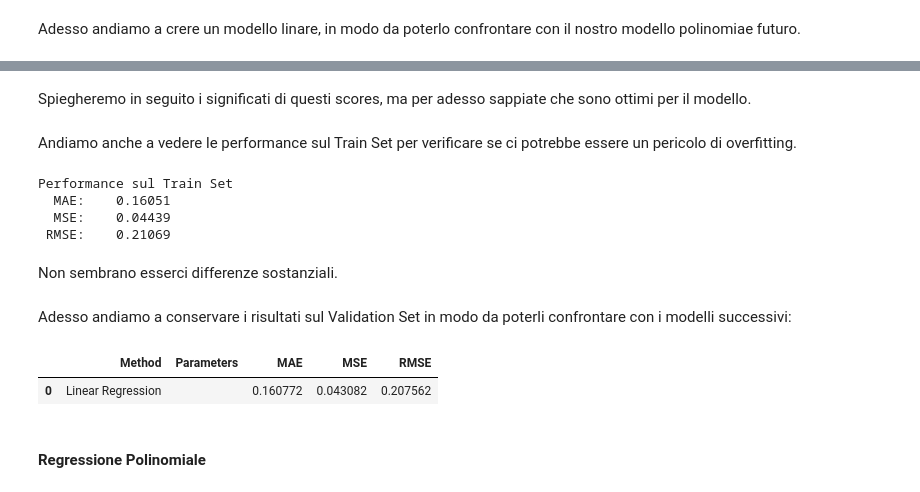
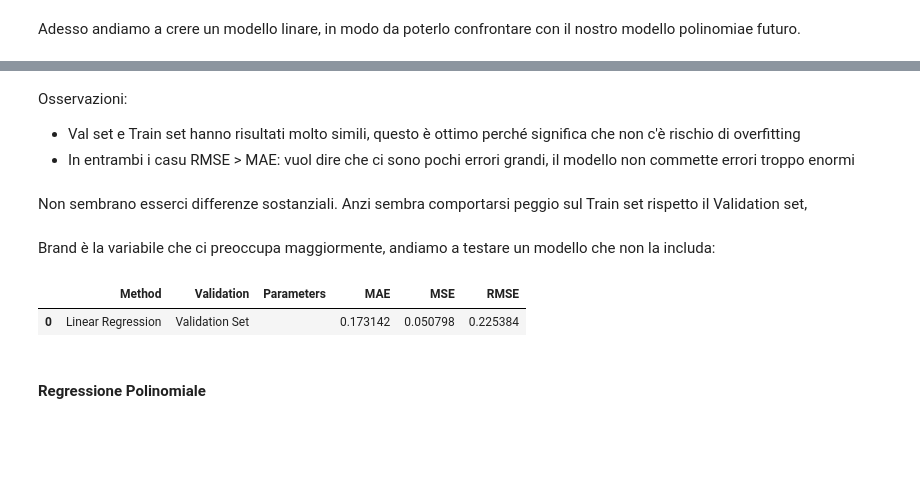
Before and after one commit to fragreco04/progetto-fad-2526, a Jupyter notebook: notebooks/drafts/part-2-3/ciccio_bella_copia.ipynb, the cells around one changed output, grey strips where cells are left out. Cells and saved outputs as stored; diff of their text form; code cells hidden in the pictures; blank space fills up the shorter version.

```diff
--- a/notebooks/drafts/part-2-3/ciccio_bella_copia.ipynb
+++ b/notebooks/drafts/part-2-3/ciccio_bella_copia.ipynb
@@ -314,7 +339,7 @@ Con queste modifiche abbiamo perso molto della nostra possibilità di comprender
 # %%
 # 1. Setup del dataset e variabili
 y = df['Price']
-vars_to_use = ['Age', 'Engine', 'Power', 'Fuel_Type', 'Transmission', 'Owner_Type', 'Kilometers_Driven', 'Mileage', 'Brand']
+vars_to_use = ['Age', 'Engine', 'Power', 'Fuel_Type', 'Transmission', 'Owner_Type', 'Kilometers_Driven', 'Mileage', 'Brand_Category']
 X = df[vars_to_use].copy()
 
 # 2. Trasformazione logaritmica (Si può fare prima dello split perché è puntuale)
@@ -323,20 +348,16 @@ X['Engine'] = np.log1p(X['Engine'])
 X['Power'] = np.log1p(X['Power'])
 
 # 3. Otteniamo le variabili dummies (Su tutto X per garantire coerenza di colonne)
-X = pd.get_dummies(X, columns=['Fuel_Type', 'Transmission', 'Owner_Type', 'Brand'], drop_first=True, dtype=int)
+X = pd.get_dummies(X, columns=['Fuel_Type', 'Transmission', 'Owner_Type', 'Brand_Category'], drop_first=True, dtype=int)
 # %%
 from sklearn.model_selection import train_test_split
 
-# 4. Data Splitting
-val_prop = 0.2
-test_prop = 0.2
-
 # Primo split: TrainVal e Test
-X_trainval, X_test, y_trainval, y_test = train_test_split(X, y, test_size=test_prop, random_state=42)
+X_trainval, X_test, y_trainval, y_test = train_test_split(X, y, test_size=0.20, random_state=42)
 
 # Secondo split: Train e Validation
 # Nota: per mantenere le proporzioni corrette (0.6, 0.2, 0.2), qui usiamo 0.25 su X_trainval
-X_train, X_val, y_train, y_val = train_test_split(X_trainval, y_trainval, test_size=val_prop, random_state=42)
+X_train, X_val, y_train, y_val = train_test_split(X_trainval, y_trainval, test_size=0.25, random_state=42)
 
 print("Sets Proportions:")
 print(f"X_trainval:\t{X_trainval.shape}\t Prop: {X_trainval.shape[0]/X.shape[0]:.1f}")
@@ -408,41 +442,25 @@ Performance sul Validation Set:
 # %% [markdown]
-Spiegheremo in seguito i significati di questi scores, ma per adesso sappiate che sono ottimi per il modello.
+Osservazioni:
+- Val set e Train set hanno risultati molto simili, questo è ottimo perché significa che non c'è rischio di overfitting
+- In entrambi i casu RMSE > MAE: vuol dire che ci sono pochi errori grandi, il modello non commette errori troppo enormi
-# %% [markdown]
-Andiamo anche a vedere le performance sul Train Set per verificare se ci potrebbe essere un pericolo di overfitting.
-# %%
-# 6. Metriche sul Train Set
-y_train_pred = linear_regressor.predict(X_train)
-
-mae_train = mean_absolute_error(y_train, y_train_pred)
-mse_train = mean_squared_error(y_train, y_train_pred)
-rmse_train = root_mean_squared_error(y_train, y_train_pred)
-
-print("Performance sul Train Set")
-print("{:>6s} {:10.5f}".format("MAE:", mae_train))
-print("{:>6s} {:10.5f}".format("MSE:", mse_train))
-print("{:>6s} {:10.5f}".format("RMSE:", rmse_train))
-# %% [output]
-Performance sul Train Set
-  MAE:    0.16051
-  MSE:    0.04439
- RMSE:    0.21069
 # %% [markdown]
-Non sembrano esserci differenze sostanziali.
+Non sembrano esserci differenze sostanziali. Anzi sembra comportarsi peggio sul Train set rispetto il Validation set,
 # %% [markdown]
-Adesso andiamo a conservare i risultati sul Validation Set in modo da poterli confrontare con i modelli successivi:
+Brand è la variabile che ci preoccupa maggiormente, andiamo a testare un modello che non la includa:
 # %%
 # 7. Conserviamo i risultati
-auto_usate_val_result = pd.DataFrame({
+auto_usate_result = pd.DataFrame({
     'Method': ['Linear Regression'],
+    'Validation': ['Validation Set'],
     'Parameters': [''],
     'MAE': [mae_val],
     'MSE': [mse_val],
     'RMSE': [rmse_val]
 })
 
-auto_usate_val_result
+auto_usate_result
 # %% [output]
-|  | Method | Parameters | MAE | MSE | RMSE |
-| 0 | Linear Regression |  | 0.160772 | 0.043082 | 0.207562 |
+|  | Method | Validation | Parameters | MAE | MSE | RMSE |
+| 0 | Linear Regression | Validation Set |  | 0.173142 | 0.050798 | 0.225384 |
 # %% [markdown]
 #### Regressione Polinomiale
```
Also changed, not shown: parts of 30 cells of this notebook, 3 other files.
